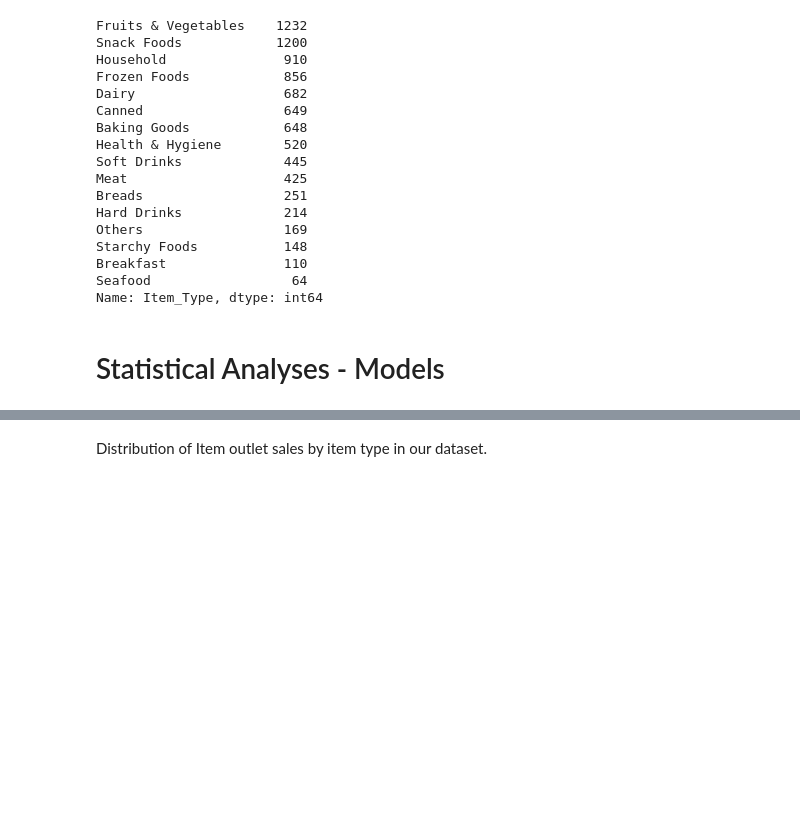
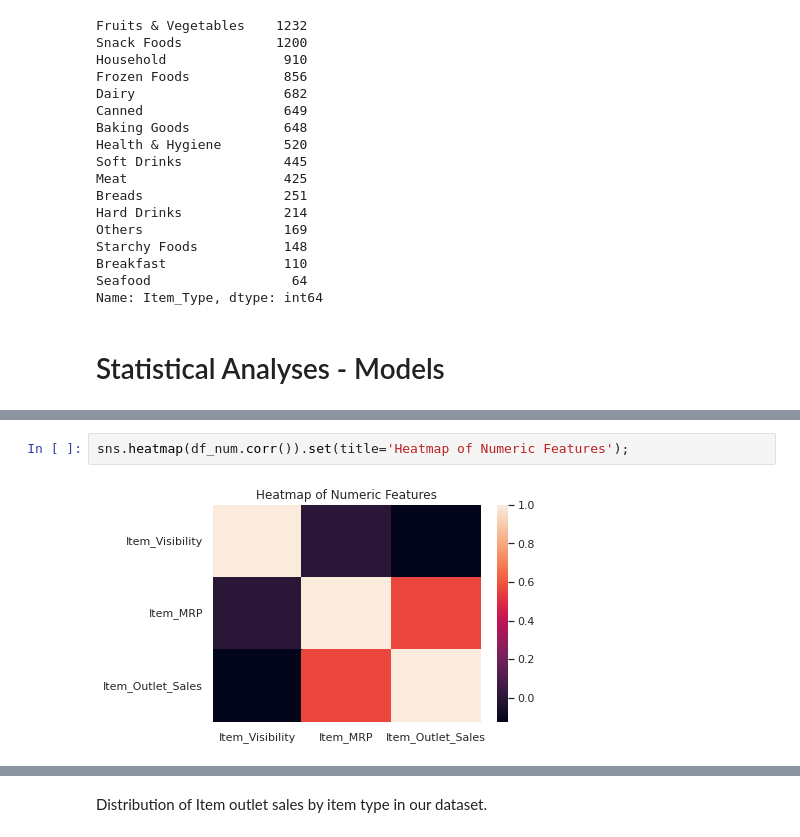
Before and after one commit to jeangarcia77/sales-predictions, a Jupyter notebook: Food_Sales_Predictions.ipynb, the cells around one changed output, grey strips where cells are left out. Cells and saved outputs as stored; diff of their text form; blank space fills up the shorter version.

```diff
--- a/Food_Sales_Predictions.ipynb
+++ b/Food_Sales_Predictions.ipynb
@@ -144,0 +184,4 @@ Name: Item_Type, dtype: int64
+# %%
+sns.heatmap(df_num.corr()).set(title='Heatmap of Numeric Features');
+# %% [output]
+[figure, added]
```
Also changed, not shown: parts of 25 cells of this notebook.
